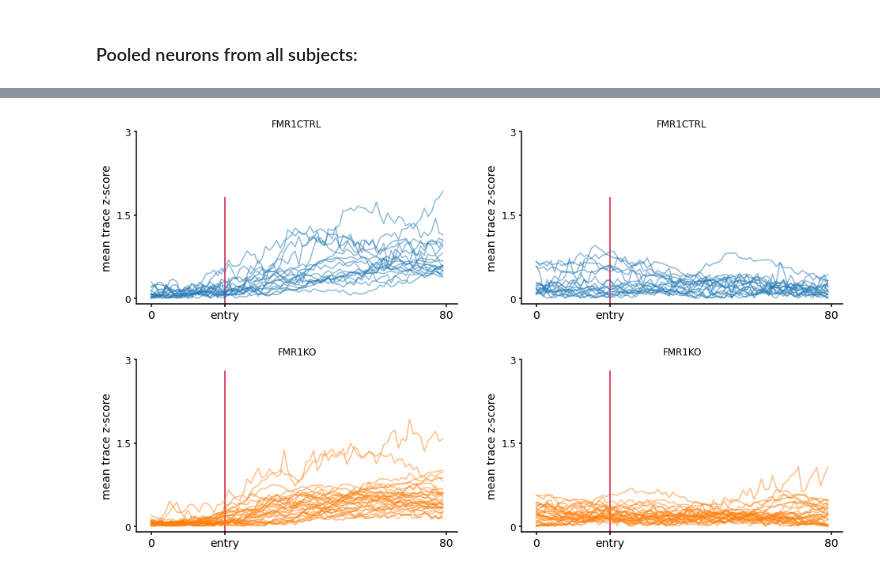
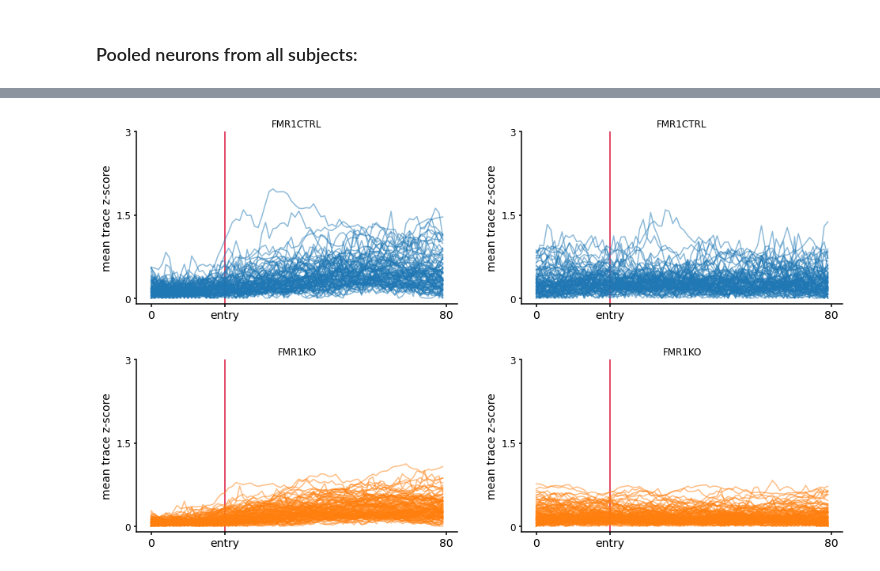
Before and after one commit to inscopix/astellas, a Jupyter notebook: astellas_modulation_baclofen.ipynb, the cells around one changed output, grey strips where cells are left out. Drawn from its saved outputs; the diff is of its cells as text; code cells hidden in the pictures.

```diff
--- a/astellas_modulation_baclofen.ipynb
+++ b/astellas_modulation_baclofen.ipynb
@@ -1259,0 +1246,3 @@ print(np.mean(frac_prob))
+# %%
+frac_out_sal = frac_out.copy()
+frac_prob_sal = frac_prob.copy()
@@ -1260,3 +1251,21 @@ print(np.mean(frac_prob))
+# %%
+f,ax = plt.subplots(1,2,figsize=(12,5))
+
+h,hb = np.histogram(frac_out_sal[0],bins=50,range=(0,1))
+ax[0].step(hb[1:], h/sum(h), alpha=.85)
+h,hb = np.histogram(frac_out[0],bins=50,range=(0,1))
+ax[0].step(hb[1:], h/sum(h), alpha=.85)
+
+h,hb = np.histogram(np.log10(frac_prob_sal),bins=50,range=(-5,0))
+ax[1].step(hb[1:], h/sum(h), alpha=.85)
+h,hb = np.histogram(np.log10(frac_prob),bins=50,range=(-5,0))
+ax[1].step(hb[1:], h/sum(h), alpha=.85)
+
+
+for a in ax:
+    twoaxis(a)
+
+plt.show()
 # %%
 print(np.percentile(frac_prob,10))
 frac_prob[frac_prob<=0] = 1e-6
@@ -1363,7 +1361,8 @@ def make_modulation_null_dist(in_mtx, pre_win, post_win, p_start, p_stop, null_i
 
 
 
-def prob_from_dist(test_val, comp_dist, hist_range = (-20,20)):
+
+def prob_from_dist(test_val, comp_dist, hist_range = (-20,20), tails = 2):
     '''
 
     '''
@@ -1372,7 +1371,10 @@ def prob_from_dist(test_val, comp_dist, hist_range = (-20,20)):
     h,hbins = np.histogram(comp_dist, bins = 100, range = hist_range)
     hdist = stats.rv_histogram((h, hbins) )
     #modulation_p_dist.append(min((hdist.cdf(np.median(cell_stat)), 1-hdist.cdf(np.median(cell_stat)))) )
-    return min((hdist.cdf(test_val), 1-hdist.cdf(test_val)))
+    if tails == 2:
+        return min((hdist.cdf(test_val), 1-hdist.cdf(test_val)))
+    elif tails == 1:
+        return hdist.sf(test_val)
 # %%
 stat_dict = pickle.load(open('frame_aligned_data_baclofen.pkl' , 'rb'))
 # %%
@@ -1871,6 +1952,6 @@ sides = (95, 230)
 side_dict = {95:'left', 230:'right'}
 p_thresh = 0.01
 
-the_exp = experiments[0]
+the_exp = experiments[1]
 # %% [markdown]
 ***
@@ -1930,42 +2010,43 @@ array([  1,   2,   3,   5,   6,   8,  10,  16,  17,  18,  21,  28,  32,
 # %%
-test_side = 95
-comp_side = 230
+test_side = 230
+comp_side = 95
 
 the_cmap = plt.get_cmap('tab10')
 cdict = dict(zip(stat_dict.keys(), [the_cmap(0),the_cmap(1)]))
 
 for pltidx,the_cond in enumerate(conds):
     f,ax = plt.subplots(1,2,figsize=(16,4))
     for the_subj in list(dict_out[phases[0]][the_cond][the_exp].keys()):
 
         sig_idx = np.argwhere(dict_out['preference'][the_cond][the_exp][the_subj][test_side]['entry frames']['modulation prob'] < p_thresh).flatten()
         mod_idx = np.asarray(dict_out['preference'][the_cond][the_exp][the_subj][test_side]['entry frames']['modulation'])
         data_mtx = dict_out['preference'][the_cond][the_exp][the_subj][test_side]['entry frames']['aligned_mtx']
-        combo_sig_idx = np.intersect1d(sig_idx, np.argwhere(mod_idx >= 4).flatten())
+        combo_sig_idx = np.intersect1d(sig_idx, np.argwhere(mod_idx >= 1).flatten())
         #min_subtract = np.min(np.mean(data_mtx[:,:,combo_sig_idx], axis=0),axis=0)
 
 
         ax[0].plot(np.mean(data_mtx[:,:,combo_sig_idx], axis=0) - np.min(np.mean(data_mtx[:,:,combo_sig_idx], axis=0), axis = 0), color=cdict[the_cond], alpha = .5)
 
         data_mtx = dict_out['preference'][the_cond][the_exp][the_subj][comp_side]['entry frames']['aligned_mtx']
 
         ax[1].plot(np.mean(data_mtx[:,:,combo_sig_idx], axis=0) - np.min(np.mean(data_mtx[:,:,combo_sig_idx], axis=0),axis=0) , color=cdict[the_cond], alpha = .5)
 
 
     for a in ax:
-        a.vlines(20, ymin = -.1, ymax = np.max(np.mean(data_mtx[:,:,combo_sig_idx], axis=0)-np.min(data_mtx[:,:,combo_sig_idx], axis=0)), color='crimson')
+        #a.vlines(20, ymin = -.1, ymax = np.max(np.mean(data_mtx[:,:,combo_sig_idx], axis=0)-np.min(data_mtx[:,:,combo_sig_idx], axis=0)), color='crimson')
+        a.vlines(20, ymin = -.1, ymax = 3, color='crimson')
         a.set_ylim(-.1, 3)
         a.set_ylabel('mean trace z-score', fontsize=14)
         a.set_yticks([0,1.5,3])
         a.set_yticklabels(['0','1.5','3'], fontsize=12)
         a.set_title(the_cond)
         a.set_xticks([0,20,80])
         a.set_xticklabels([0,'entry',80], fontsize=14)
         twoaxis(a)
     plt.show()
 # %% [output]
-[figure, old version]
+[figure, new version]
-[figure, old version]
+[figure, new version]
 # %%
 print(dict_out['preference']['FMR1CTRL'][the_exp]['OM051'][95]['entry frames'].keys())
 print(dict_out.keys())
```
Also changed, not shown: parts of 100 cells of this notebook.
